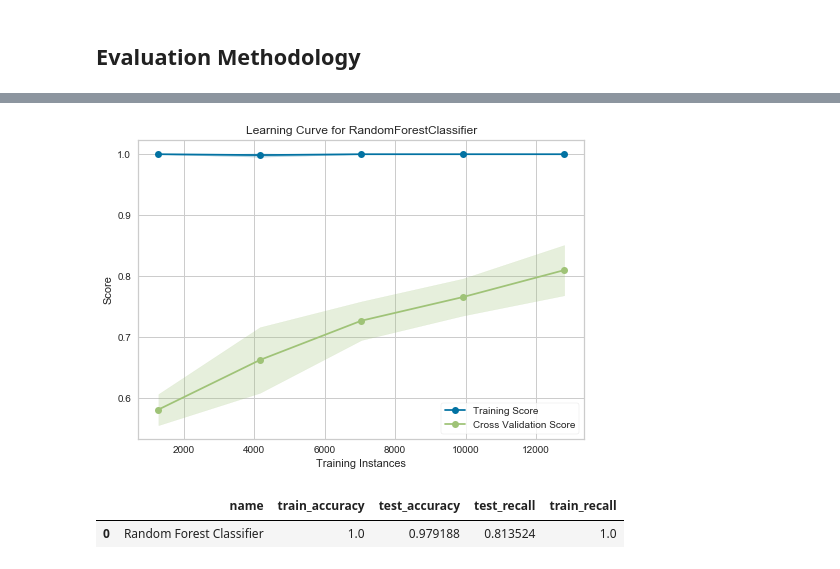
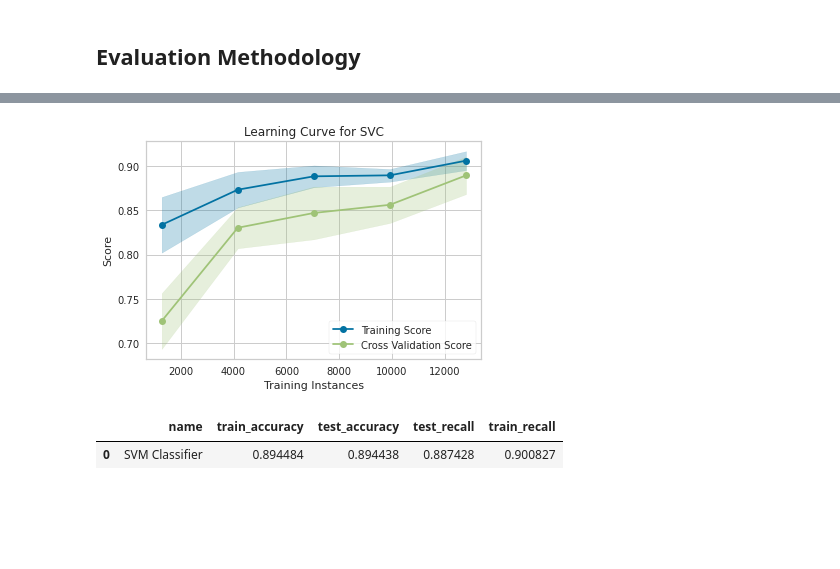
Before and after one commit to zhuofan-16/Machine_Failure_Prediction, a Jupyter notebook: Machine_Classification.ipynb, the cells around one changed output, grey strips where cells are left out. Cells and saved outputs as stored; diff of their text form; code cells hidden in the pictures; blank space fills up the shorter version.

```diff
--- a/Machine_Classification.ipynb
+++ b/Machine_Classification.ipynb
@@ -473,10 +482,10 @@ def scoreModel(clf,x,y,algName=None,record=pd.DataFrame({'name':[],'train_accura
     current: Dataframe with current record
     lr: Learning curve
     '''
-    score=cross_validate(clf,x,y,cv=StratifiedKFold(n_splits = 5,),scoring=['accuracy','recall'],n_jobs=-1,return_estimator=True,return_train_score=True)
+    score=cross_validate(clf,x,y,cv=StratifiedKFold(n_splits = 5,shuffle = True, random_state = 0),scoring=['accuracy','recall'],n_jobs=-1,return_estimator=True,return_train_score=True)
     current=pd.DataFrame({'name':[algName],'train_accuracy':score['train_accuracy'].mean(),'test_accuracy':score['test_accuracy'].mean(),'test_recall':score['test_recall'].mean(),'train_recall':score['train_recall'].mean()})
     record=pd.concat([record,current],ignore_index=True)
-    lr = learning_curve(clf, x, y, scoring = 'recall', cv = StratifiedKFold(n_splits = 5,), n_jobs=-1)
+    lr = learning_curve(clf, x, y, scoring = 'recall', cv = StratifiedKFold(n_splits = 5,shuffle = True, random_state = 0), n_jobs=-1)
     return record,current,lr
 # %%
 
@@ -500,7 +513,7 @@ DeciTree = imbpipeline([
     ('SMOTE NC Oversampling',SMOTENC(categorical_features=colselect,n_jobs=-1)),
     ('DF Converter1',DfConverter()),
     ('Data Preprocessing', data_preprocessing),
-    ('model', DecisionTreeClassifier())
+    ('model', DecisionTreeClassifier(max_depth=9,ccp_alpha=0.000224,max_leaf_nodes=13))
 ])
 
 
@@ -526,3 +542,17 @@ current
 # plt.show()
 # %%
 # test_score
+# %%
+randomFor = imbpipeline([
+    ('Imputation',preproc),
+    ('DF Converter',DfConverter()),
+    ('SMOTE NC Oversampling',SMOTENC(categorical_features=colselect,n_jobs=-1)),
+    ('DF Converter1',DfConverter()),
+    ('Data Preprocessing', data_preprocessing),
+    ('model', RandomForestClassifier(max_depth=9,ccp_alpha=0.000224,n_estimators=20,n_jobs=-1))
+])
+# parameter={'model__max_depth':np.arange(1,9),'model__ccp_alpha':np.arange(0.00827,0.03,0.001)}
+# pd.DataFrame(GridSearchCV(randomFor,param_grid=parameter,scoring='recall').fit(x_train,y_train).cv_results_)
+
+record,current,lr=scoreModel(randomFor,x_train,y_train,"Random Forest Classifier",record=record)
+current
@@ -532,19 +566,19 @@ pd.DataFrame(GridSearchCV(DeciTree,param_grid=parameter,scoring='recall').fit(x_
 # %%
-randomFor = imbpipeline([
+svm = imbpipeline([
     ('Imputation',preproc),
     ('DF Converter',DfConverter()),
     ('SMOTE NC Oversampling',SMOTENC(categorical_features=colselect,n_jobs=-1)),
     ('DF Converter1',DfConverter()),
     ('Data Preprocessing', data_preprocessing),
-    ('model', RandomForestClassifier(n_jobs=-1))
+    ('model', SVC(gamma=0.5,C=6))
 ])
-# parameter={'model__max_depth':np.arange(1,9),'model__ccp_alpha':np.arange(0.00827,0.03,0.001)}
-# pd.DataFrame(GridSearchCV(randomFor,param_grid=parameter,scoring='recall').fit(x_train,y_train).cv_results_)
+# parameters = {'model__kernel':('linear', 'rbf'), 'model__C':np.arange(1,10),}
+# pd.DataFrame(GridSearchCV(svm,param_grid=parameters,scoring='recall',n_jobs=-1).fit(x_train,y_train).cv_results_)
 
-record,current,lr=scoreModel(randomFor,x_train,y_train,"Random Forest Classifier",record=record)
+record,current,lr=scoreModel(svm,x_train,y_train,"SVM Classifier",record=record)
 current
 # %% [output]
-[figure, old version]
+[figure, new version]
 |  | name | train_accuracy | test_accuracy | test_recall | train_recall |
-| 0 | Random Forest Classifier | 1.0 | 0.979188 | 0.813524 | 1.0 |
+| 0 | SVM Classifier | 0.894484 | 0.894438 | 0.887428 | 0.900827 |
 # %%
```
Also changed, not shown: parts of 30 cells of this notebook.
